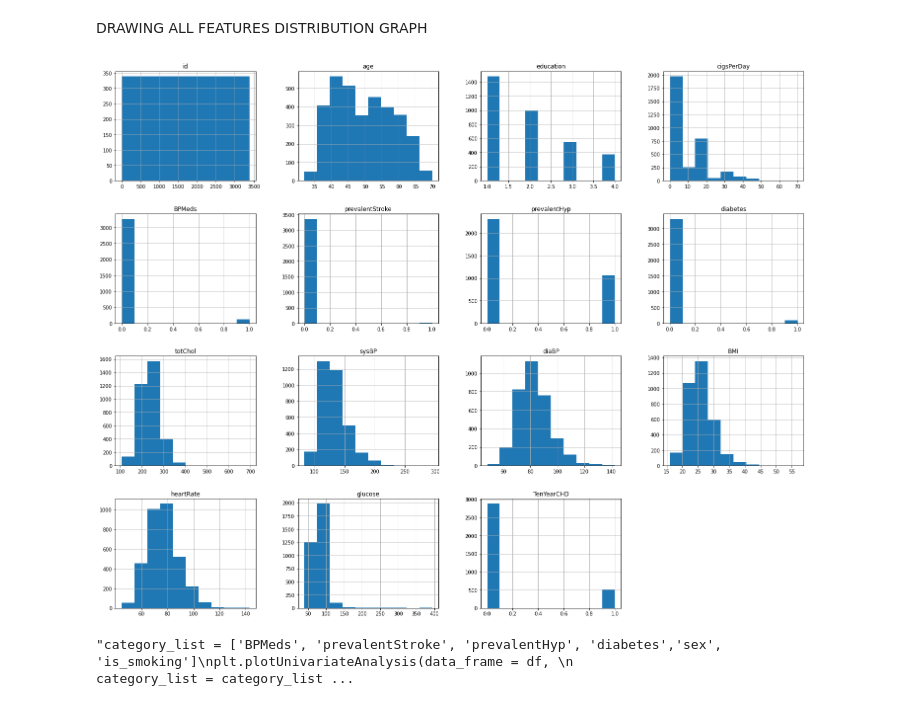
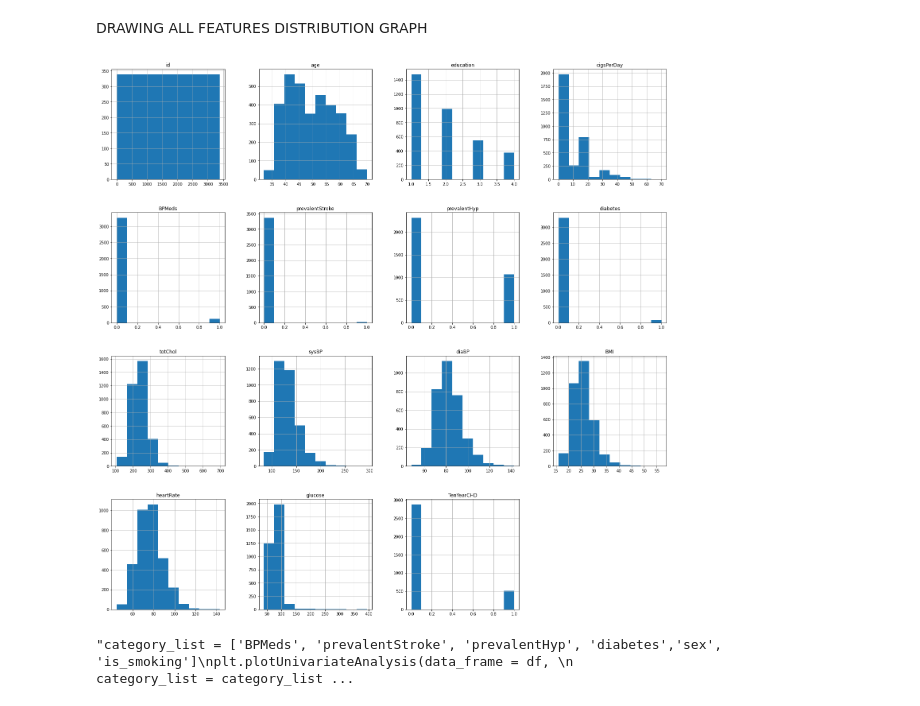
Before and after one commit to amalmon/cardio-vascular-risk-prediction, a Jupyter notebook: cardio_vascular_risk_prediction_individual_notebook_by_AMAL.ipynb, the cells around one changed output. Drawn from its saved outputs; the diff is of its cells as text; code cells hidden in the pictures.

```diff
--- a/cardio_vascular_risk_prediction_individual_notebook_by_AMAL.ipynb
+++ b/cardio_vascular_risk_prediction_individual_notebook_by_AMAL.ipynb
@@ -299,10 +299,10 @@ memory usage: 450.4+ KB
 DRAWING ALL FEATURES DISTRIBUTION GRAPH
 # %%
 import matplotlib.pyplot as plt
-df.hist(figsize=[25,20])
+df.hist(figsize=[25,25])
 plt.show()
 # %% [output]
-[figure, old version]
+[figure, new version]
 # %%
 
 '''category_list = ['BPMeds', 'prevalentStroke', 'prevalentHyp', 'diabetes','sex', 'is_smoking']
```
Also changed, not shown: parts of 43 cells of this notebook.
